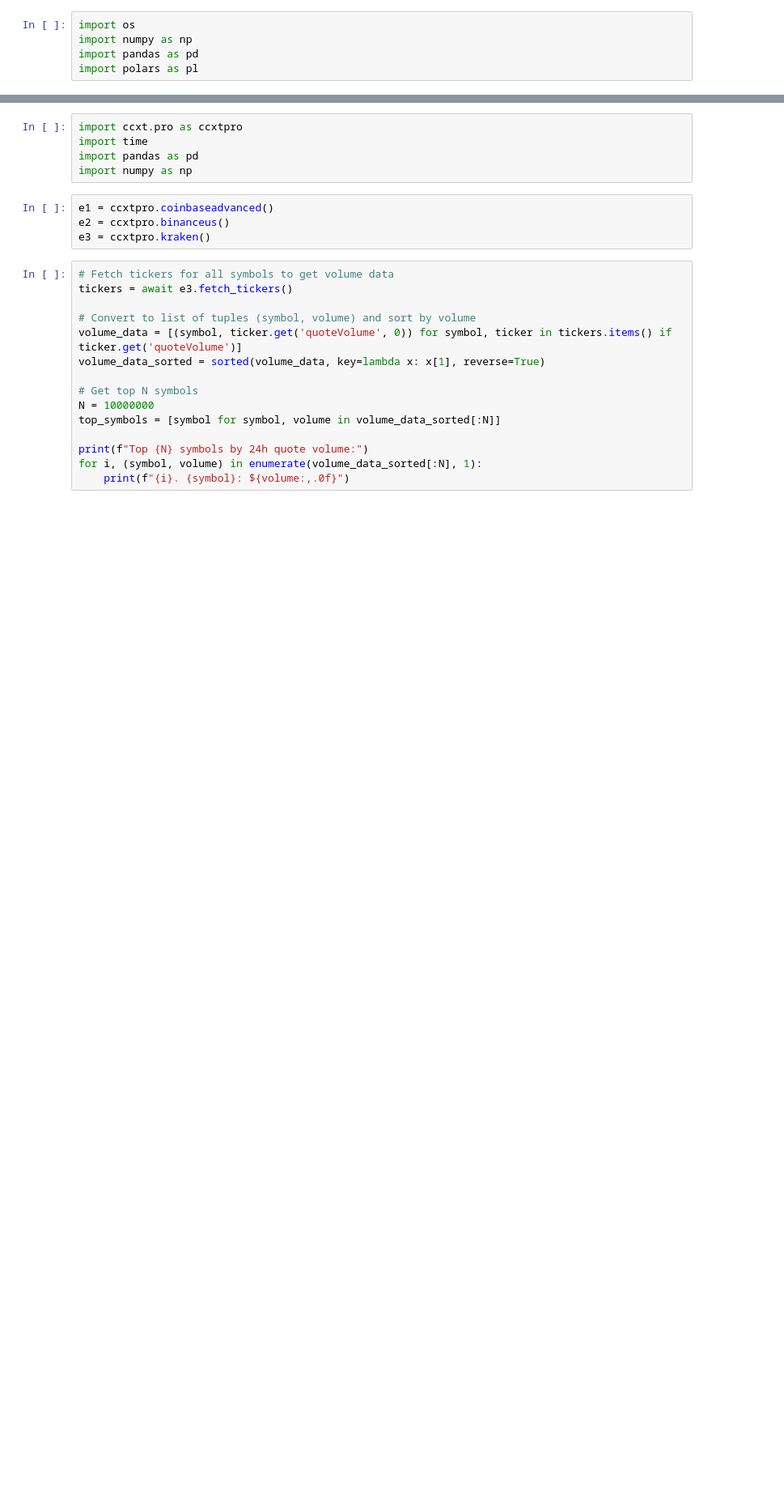
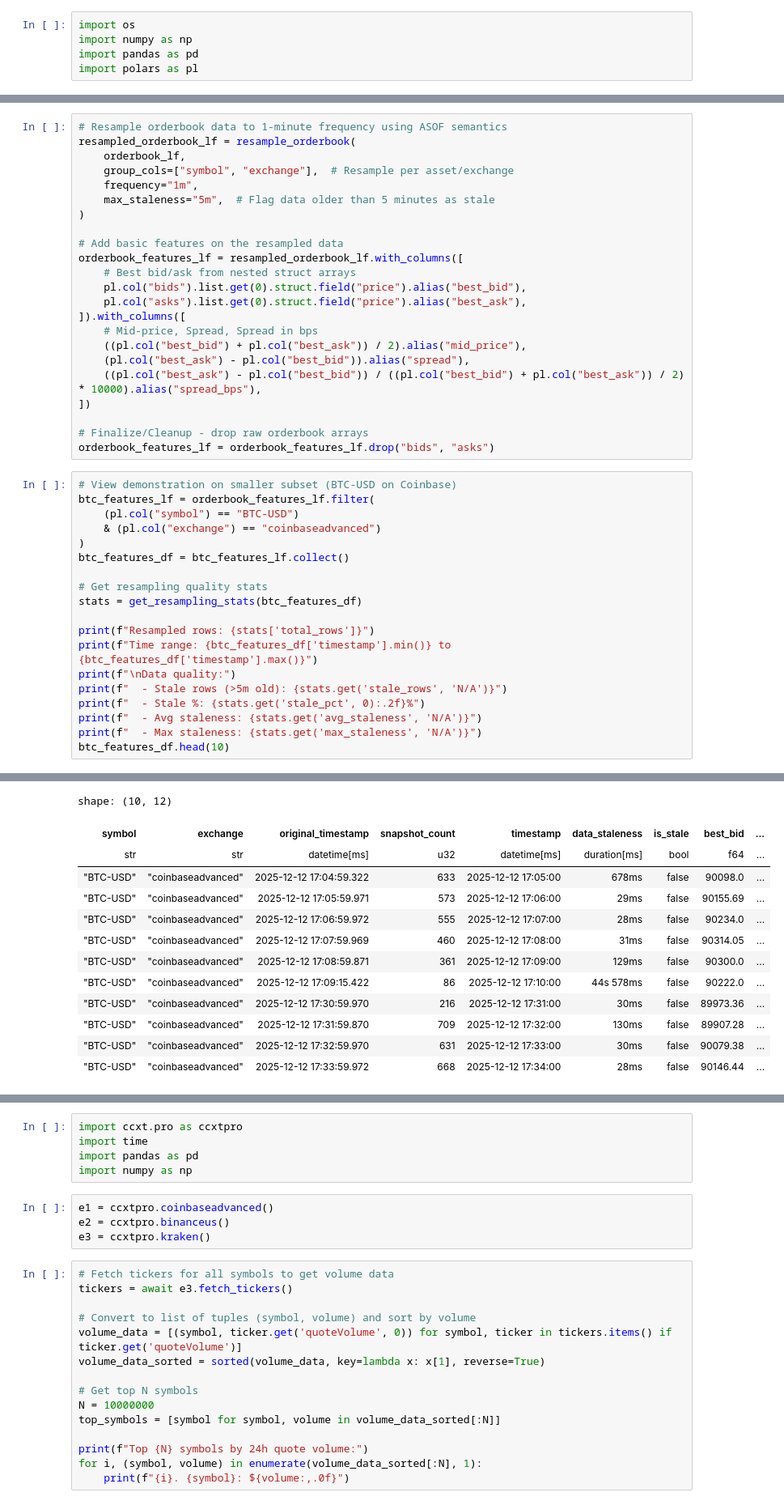
Before and after one commit to jp-quant/daedalus, a Jupyter notebook: R&D.ipynb, the cells around one changed output, grey strips where cells are left out. Shown at 81% size. Drawn from its saved outputs; the diff is of its cells as text; blank space fills up the shorter version.

```diff
--- a/R&D.ipynb
+++ b/R&D.ipynb
@@ -45,0 +66,43 @@ shape: (7_978_298, 12)
+# %%
+# Resample orderbook data to 1-minute frequency using ASOF semantics
+resampled_orderbook_lf = resample_orderbook(
+    orderbook_lf,
+    group_cols=["symbol", "exchange"],  # Resample per asset/exchange
+    frequency="1m",
+    max_staleness="5m",  # Flag data older than 5 minutes as stale
+)
+
+# Add basic features on the resampled data
+orderbook_features_lf = resampled_orderbook_lf.with_columns([
+    # Best bid/ask from nested struct arrays
+    pl.col("bids").list.get(0).struct.field("price").alias("best_bid"),
+    pl.col("asks").list.get(0).struct.field("price").alias("best_ask"),
+]).with_columns([
+    # Mid-price, Spread, Spread in bps
+    ((pl.col("best_bid") + pl.col("best_ask")) / 2).alias("mid_price"),
+    (pl.col("best_ask") - pl.col("best_bid")).alias("spread"),
+    ((pl.col("best_ask") - pl.col("best_bid")) / ((pl.col("best_bid") + pl.col("best_ask")) / 2) * 10000).alias("spread_bps"),
+])
+
+# Finalize/Cleanup - drop raw orderbook arrays
+orderbook_features_lf = orderbook_features_lf.drop("bids", "asks")
+# %%
+# View demonstration on smaller subset (BTC-USD on Coinbase)
+btc_features_lf = orderbook_features_lf.filter(
+    (pl.col("symbol") == "BTC-USD")
+    & (pl.col("exchange") == "coinbaseadvanced")
+)
+btc_features_df = btc_features_lf.collect()
+
+# Get resampling quality stats
+stats = get_resampling_stats(btc_features_df)
+
+print(f"Resampled rows: {stats['total_rows']}")
+print(f"Time range: {btc_features_df['timestamp'].min()} to {btc_features_df['timestamp'].max()}")
+print(f"\nData quality:")
+print(f"  - Stale rows (>5m old): {stats.get('stale_rows', 'N/A')}")
+print(f"  - Stale %: {stats.get('stale_pct', 0):.2f}%")
+print(f"  - Avg staleness: {stats.get('avg_staleness', 'N/A')}")
+print(f"  - Max staleness: {stats.get('max_staleness', 'N/A')}")
+btc_features_df.head(10)
+# %% [output]
@@ -45,0 +116,13 @@ shape: (7_978_298, 12)
+shape: (10, 12)
+| symbol | exchange | original_timestamp | snapshot_count | timestamp | data_staleness | is_stale | best_bid | ... |
+| str | str | datetime[ms] | u32 | datetime[ms] | duration[ms] | bool | f64 | ... |
+| "BTC-USD" | "coinbaseadvanced" | 2025-12-12 17:04:59.322 | 633 | 2025-12-12 17:05:00 | 678ms | false | 90098.0 | ... |
+| "BTC-USD" | "coinbaseadvanced" | 2025-12-12 17:05:59.971 | 573 | 2025-12-12 17:06:00 | 29ms | false | 90155.69 | ... |
+| "BTC-USD" | "coinbaseadvanced" | 2025-12-12 17:06:59.972 | 555 | 2025-12-12 17:07:00 | 28ms | false | 90234.0 | ... |
+| "BTC-USD" | "coinbaseadvanced" | 2025-12-12 17:07:59.969 | 460 | 2025-12-12 17:08:00 | 31ms | false | 90314.05 | ... |
+| "BTC-USD" | "coinbaseadvanced" | 2025-12-12 17:08:59.871 | 361 | 2025-12-12 17:09:00 | 129ms | false | 90300.0 | ... |
+| "BTC-USD" | "coinbaseadvanced" | 2025-12-12 17:09:15.422 | 86 | 2025-12-12 17:10:00 | 44s 578ms | false | 90222.0 | ... |
+| "BTC-USD" | "coinbaseadvanced" | 2025-12-12 17:30:59.970 | 216 | 2025-12-12 17:31:00 | 30ms | false | 89973.36 | ... |
+| "BTC-USD" | "coinbaseadvanced" | 2025-12-12 17:31:59.870 | 709 | 2025-12-12 17:32:00 | 130ms | false | 89907.28 | ... |
+| "BTC-USD" | "coinbaseadvanced" | 2025-12-12 17:32:59.970 | 631 | 2025-12-12 17:33:00 | 30ms | false | 90079.38 | ... |
+| "BTC-USD" | "coinbaseadvanced" | 2025-12-12 17:33:59.972 | 668 | 2025-12-12 17:34:00 | 28ms | false | 90146.44 | ... |
```
Also changed, not shown: parts of 13 cells of this notebook, 12 other files.
